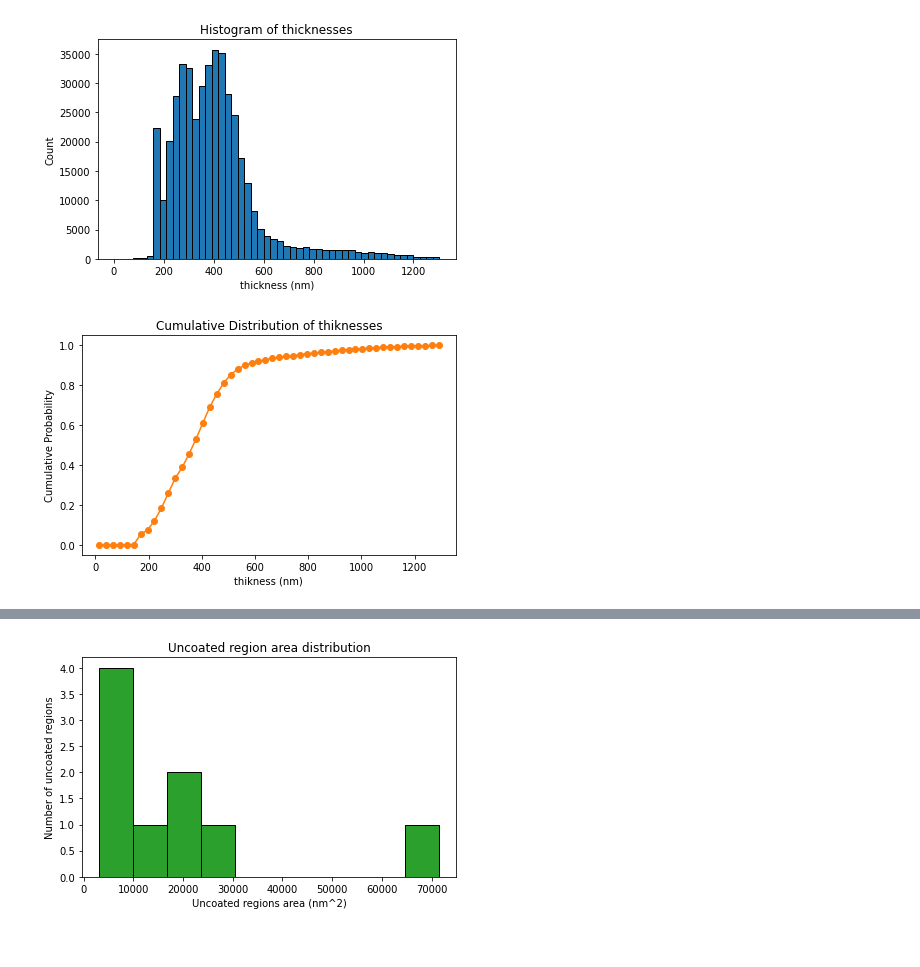
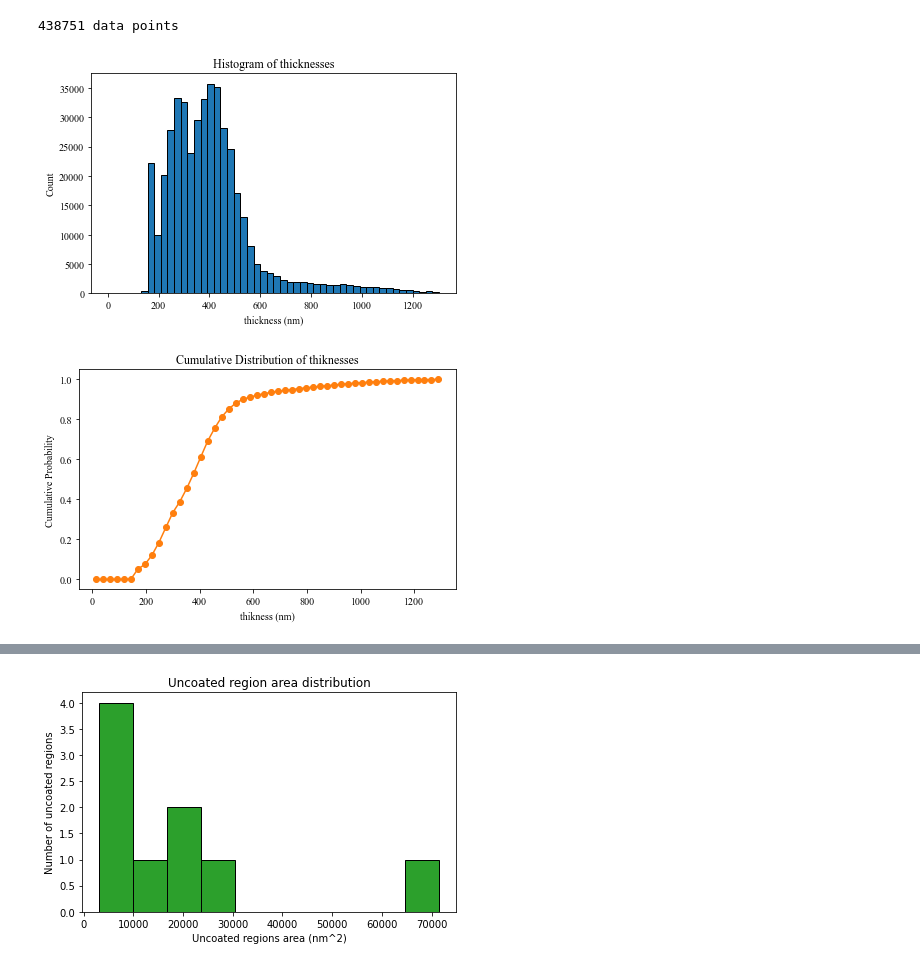
Before and after one commit to mauribo2/Coatings, a Jupyter notebook: coating.ipynb, the cells around one changed output, grey strips where cells are left out. Drawn from its saved outputs; the diff is of its cells as text; code cells hidden in the pictures.

```diff
--- a/coating.ipynb
+++ b/coating.ipynb
@@ -1,47 +1,58 @@
 # %%
 import numpy as np
 import matplotlib.pyplot as plt
+import matplotlib as mpl
 from sklearn.cluster import DBSCAN
+import pandas as pd
 
 #— User parameters (edit these directly) —
-FILE_PATH = "data.txt"    # path to your three-column x y z file
-L = 150.0                   # threshold value for z
+FILE_PATH = "05mm-300W+1200FS-skip08.xlsx"    # path to your three-column x y z file
+L = 150.0                                     # threshold value for z
 
 # 1) Load data
-data = np.loadtxt(FILE_PATH)
-x, y, z = data[:,0], data[:,1], data[:,2]
+df = pd.read_excel(FILE_PATH)
+df.columns = df.columns.str.strip().str.lower()
+x = df['x'].values
+y = df['y'].values
+z = df['z'].values
+#data = np.loadtxt(FILE_PATH)
+#x, y, z = data[:,0], data[:,1], data[:,2]
 N = len(z)
+print(str(N)+" data points")
+# %% [output]
+438751 data points
 # %%
 # 2) Histogram & cumulative distribution of z
 n_bins = 50
 hist, bins = np.histogram(z, bins=n_bins)
 bin_centers = (bins[:-1] + bins[1:]) / 2
 
 # Save histogram
 np.savetxt("histo.txt",
 np.column_stack((bin_centers, hist)),
 header="thickness count", comments='')
 
 # Compute & save cumulative distribution
 cum_counts = np.cumsum(hist)
 cum_dist   = cum_counts / cum_counts[-1]
 np.savetxt("cumulative.txt",
            np.column_stack((bin_centers, cum_dist)),
            header="thickness cumulative_prob", comments='')
 
 # Plot histogram of z
+mpl.rcParams['font.family'] = 'Times New Roman'
 plt.figure(figsize=(6,4))
 plt.bar(bin_centers, hist,
             width=(bins[1]-bins[0]),
             color='C0', edgecolor='black')
 plt.xlabel("thickness (nm)")
 plt.ylabel("Count")
 plt.title("Histogram of thicknesses")
 plt.tight_layout()
 plt.savefig("Thickesses_Histogram.tiff", dpi=300)
 plt.show()
 # %% [output]
-[figure, old version]
+[figure, new version]
 # %%
 # Plot cumulative distribution of z
 plt.figure(figsize=(6,4))
@@ -54,7 +65,7 @@ plt.tight_layout()
 plt.savefig("Thickesses_Cumulative.tiff", dpi=300)
 plt.show()
 # %% [output]
-[figure, old version]
+[figure, new version]
 # %%
 # 3) Threshold and extract (x,y)
 mask  = (z <= L)
```
Also changed, not shown: parts of 1 cell of this notebook, 1 other file.
